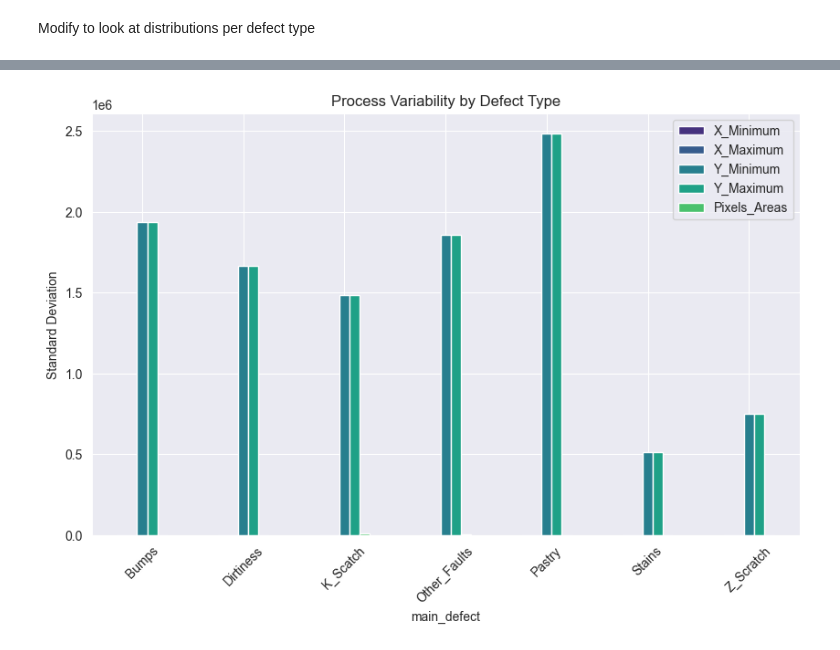
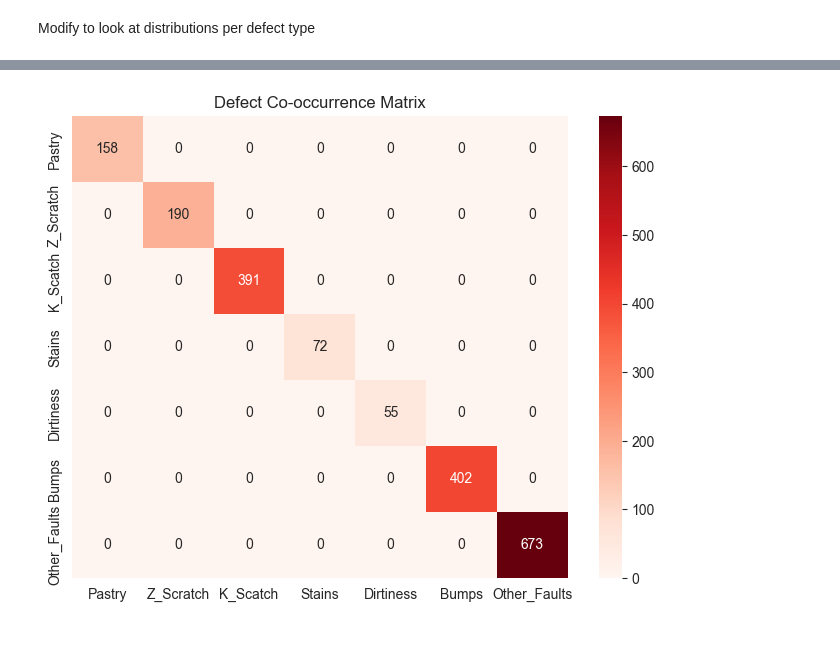
Before and after one commit to Nemos23/Ceramic-defect-analysis-OJCB, a Jupyter notebook: 01_exploratory_analysis.ipynb, the cells around one changed output, grey strips where cells are left out. Drawn from its saved outputs; the diff is of its cells as text; code cells hidden in the pictures.

```diff
--- a/01_exploratory_analysis.ipynb
+++ b/01_exploratory_analysis.ipynb
@@ -62,7 +62,8 @@ df.describe()
 8 rows × 34 columns
 # %%
 # Measure defect proportion in the dataset
-defect_cols = df[df.columns[-7:]]
+defect_cols_names = df.columns[-7:]
+defect_cols = df[defect_cols_names]
 defect_count = defect_cols.sum().sort_values(ascending=False)
 defect_distribution = defect_count/ defect_count.sum()
 
@@ -129,11 +108,11 @@ df.head()
-# %%
-# Standard deviation by defect type
-variability = df.groupby("main_defect")[key_vars].std()
-
-variability.plot(kind="bar", figsize=(10,6))
-plt.title("Process Variability by Defect Type")
-plt.ylabel("Standard Deviation")
-plt.xticks(rotation=45)
-plt.show()
-# %% [output]
-[figure, removed]
+# %%
+import seaborn as sns
+
+co_occurrence = df[defect_cols_names].T.dot(df[defect_cols_names])
+
+plt.figure(figsize=(8,6))
+sns.heatmap(co_occurrence, annot=True, fmt=".0f", cmap="Reds")
+plt.title("Defect Co-occurrence Matrix")
+plt.show()
+# %% [output]
+[figure, added]
```
Also changed, not shown: parts of 5 cells of this notebook.
